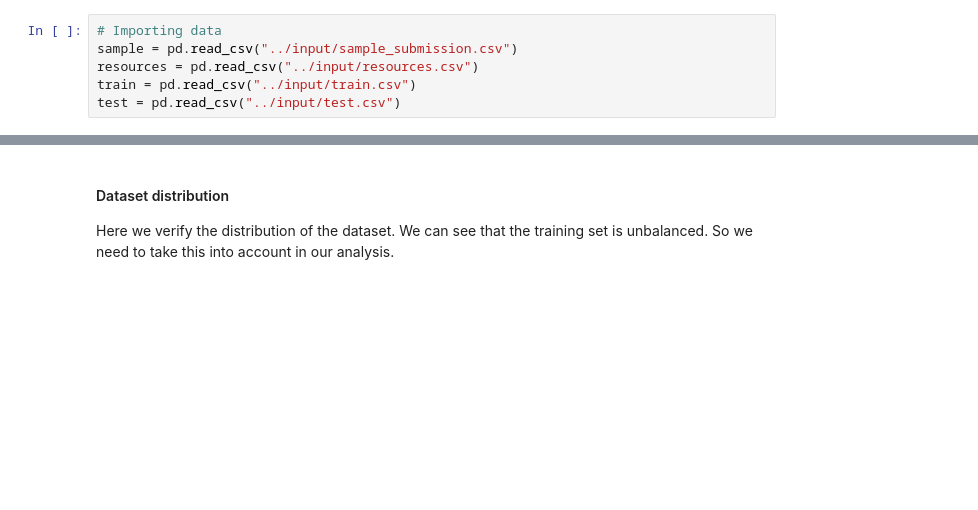
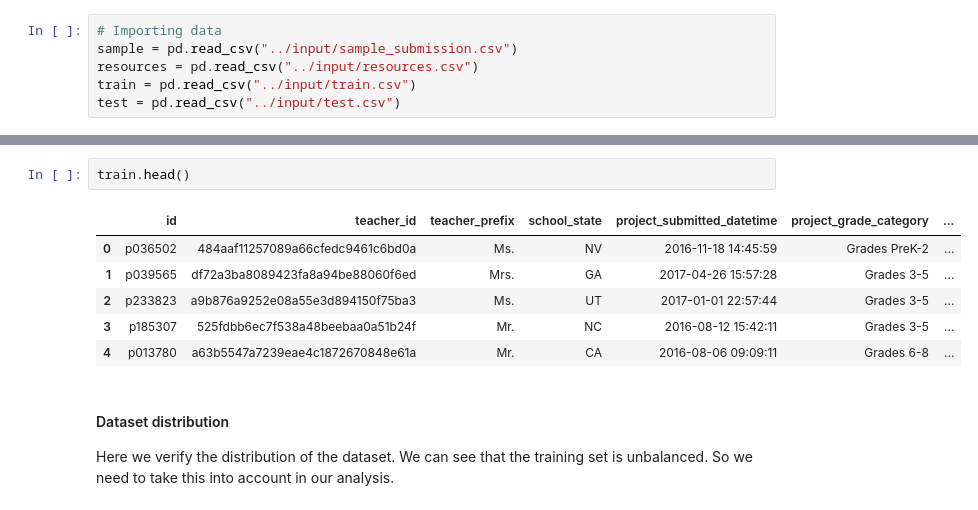
Before and after one commit to rafaelmartinsbuck/donorschoose-application-screening, a Jupyter notebook: Donors_choose_prediction_project.ipynb, the cells around one changed output, grey strips where cells are left out. Drawn from its saved outputs; the diff is of its cells as text; blank space fills up the shorter version.

```diff
--- a/Donors_choose_prediction_project.ipynb
+++ b/Donors_choose_prediction_project.ipynb
@@ -99,3 +130,12 @@ test = pd.read_csv("../input/test.csv")
+# %%
+train.head()
+# %% [output]
+|  | id | teacher_id | teacher_prefix | school_state | project_submitted_datetime | project_grade_category | ... |
+| 0 | p036502 | 484aaf11257089a66cfedc9461c6bd0a | Ms. | NV | 2016-11-18 14:45:59 | Grades PreK-2 | ... |
+| 1 | p039565 | df72a3ba8089423fa8a94be88060f6ed | Mrs. | GA | 2017-04-26 15:57:28 | Grades 3-5 | ... |
+| 2 | p233823 | a9b876a9252e08a55e3d894150f75ba3 | Ms. | UT | 2017-01-01 22:57:44 | Grades 3-5 | ... |
+| 3 | p185307 | 525fdbb6ec7f538a48beebaa0a51b24f | Mr. | NC | 2016-08-12 15:42:11 | Grades 3-5 | ... |
+| 4 | p013780 | a63b5547a7239eae4c1872670848e61a | Mr. | CA | 2016-08-06 09:09:11 | Grades 6-8 | ... |
 # %% [markdown]
 #### Dataset distribution
 Here we verify the distribution of the dataset. We can see that the training set is unbalanced. So we need to take this into account in our analysis.
```
Also changed, not shown: parts of 6 cells of this notebook.
